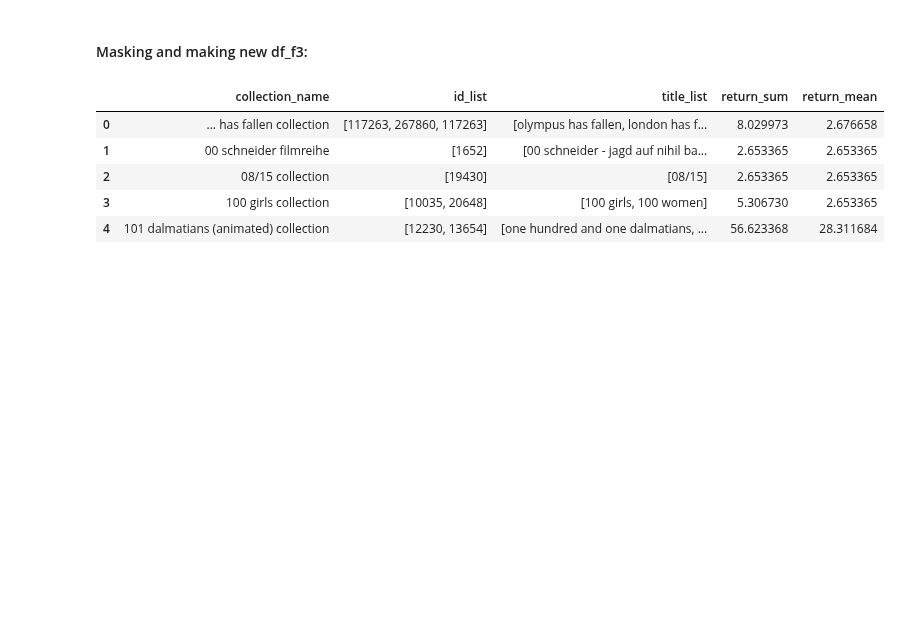
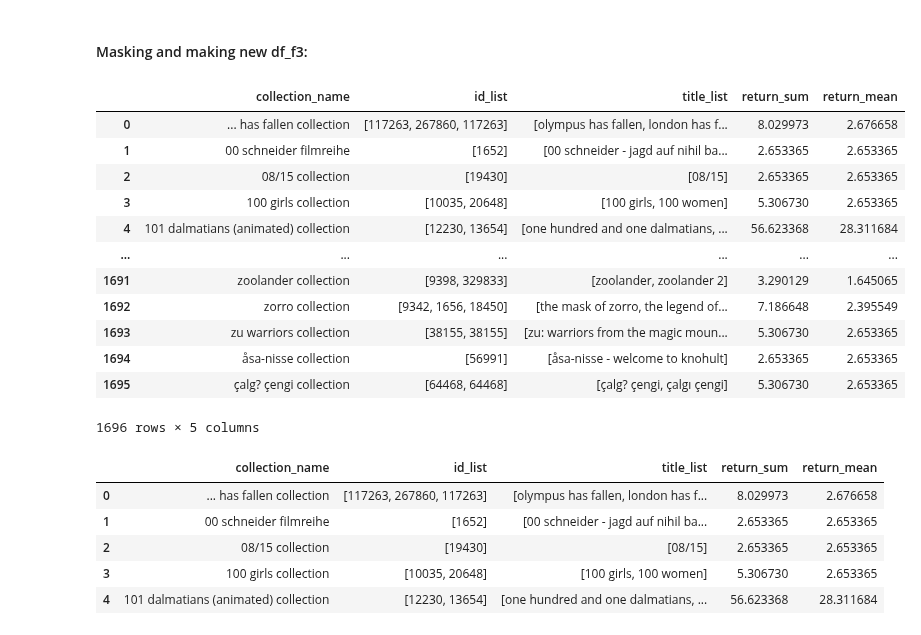
Before and after one commit to Lucaramallo/PI1_MLOps_Sistema_de_Recomendacion_Movies_ML, a Jupyter notebook: ETLs/Functios_testing/Functions_test.ipynb, the cells around one changed output. Saved outputs shown, nothing was run; the diff lists cells and outputs as text; code cells hidden in the pictures; blank space fills up the shorter version.

```diff
--- a/ETLs/Functios_testing/Functions_test.ipynb
+++ b/ETLs/Functios_testing/Functions_test.ipynb
@@ -413,6 +410,22 @@ __________________________________________________
 #### Masking and making new df_f3:
 # %%
 df_f3_collection_name_returns = df_movies[['collection_name','id','title','return']]
+# %%
+df_f3_collection_name_returns
+# %% [output]
+|  | collection_name | id_list | title_list | return_sum | return_mean |
+| 0 | ... has fallen collection | [117263, 267860, 117263] | [olympus has fallen, london has f... | 8.029973 | 2.676658 |
+| 1 | 00 schneider filmreihe | [1652] | [00 schneider - jagd auf nihil ba... | 2.653365 | 2.653365 |
+| 2 | 08/15 collection | [19430] | [08/15] | 2.653365 | 2.653365 |
+| 3 | 100 girls collection | [10035, 20648] | [100 girls, 100 women] | 5.306730 | 2.653365 |
+| 4 | 101 dalmatians (animated) collection | [12230, 13654] | [one hundred and one dalmatians, ... | 56.623368 | 28.311684 |
+| ... | ... | ... | ... | ... | ... |
+| 1691 | zoolander collection | [9398, 329833] | [zoolander, zoolander 2] | 3.290129 | 1.645065 |
+| 1692 | zorro collection | [9342, 1656, 18450] | [the mask of zorro, the legend of... | 7.186648 | 2.395549 |
+| 1693 | zu warriors collection | [38155, 38155] | [zu: warriors from the magic moun... | 5.306730 | 2.653365 |
+| 1694 | åsa-nisse collection | [56991] | [åsa-nisse - welcome to knohult] | 2.653365 | 2.653365 |
+| 1695 | çalg? çengi collection | [64468, 64468] | [çalg? çengi, çalgı çengi] | 5.306730 | 2.653365 |
+1696 rows × 5 columns
 # %%
 # Agrupar por 'collection_name'
 df_f3_collection_name_returns = df_f3_collection_name_returns.groupby('collection_name').agg({
```
Also changed, not shown: parts of 4 cells of this notebook.
